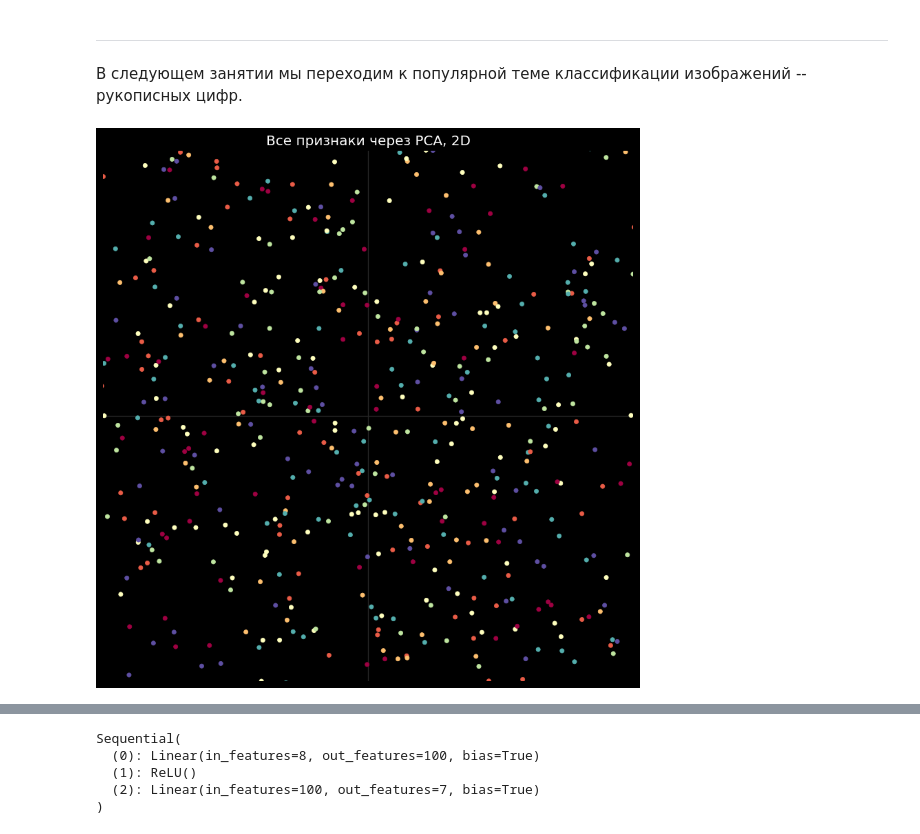
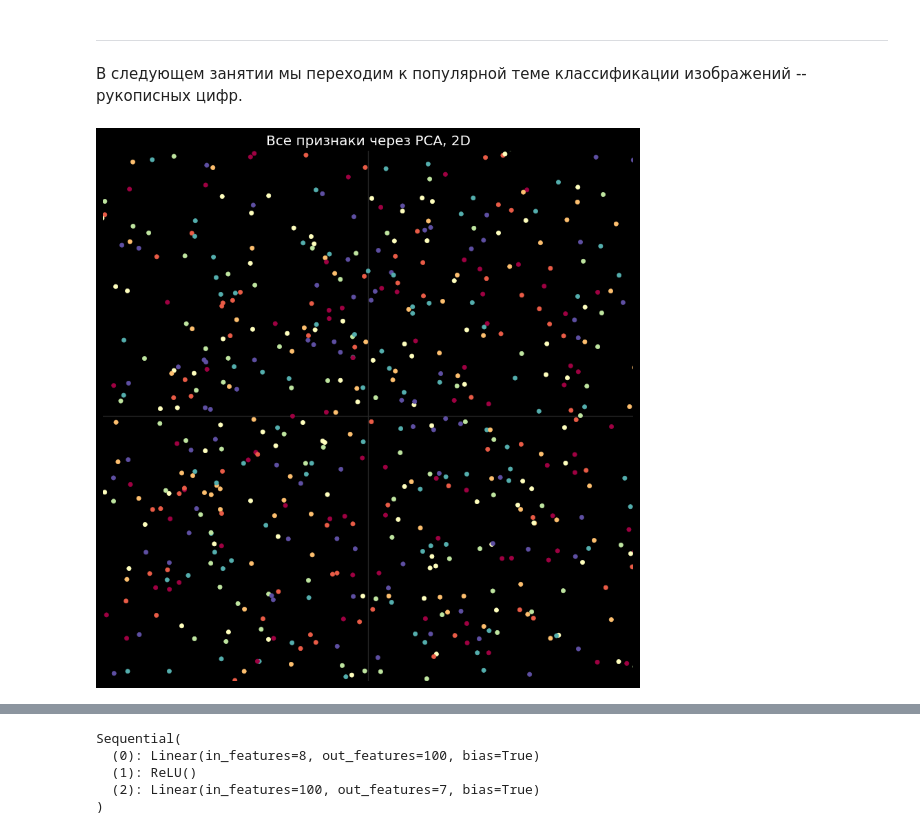
Before and after one commit to Voldek404/High-school-of-programming, a Jupyter notebook: PyTorch/ML1_4.ipynb, the cells around one changed output, grey strips where cells are left out. Cells and saved outputs as stored; diff of their text form; code cells hidden in the pictures.

```diff
--- a/PyTorch/ML1_4.ipynb
+++ b/PyTorch/ML1_4.ipynb
@@ -396,29 +396,24 @@ def show_mat(mat, vect, prod, threshold=-1):
 # %%
 # загружаем данные из сети:
 set_default()
 data = pd.read_csv("https://raw.githubusercontent.com/Voldek404/High-school-of-programming/refs/heads/main/PyTorch/Datasets/seven_class_dataset.csv")
 data.head() # проверяем, правильно ли загрузилось
-X = data.iloc[:, :-1].values  # первые 8 признаков
-y = data["target"].values
-X_t = torch.tensor(X, dtype=torch.float32)
-y_t = torch.tensor(y, dtype=torch.long) - 1
-num_features = X_t.shape[1]
+X = torch.tensor(X, dtype=torch.float32)
+y = torch.tensor(y, dtype=torch.long) - 1
+num_features = X.shape[1]
 
-X_np = X_t.numpy()
+X_np = X.numpy()
 
-# 2. PCA на 2 компоненты
 pca = PCA(n_components=2)
 X_pca = pca.fit_transform(X_np)
 
-# 3. Конвертируем обратно в тензор
 X_pca_t = torch.tensor(X_pca, dtype=torch.float32)
 
-# 4. Рисуем один график для всех признаков
-plot_data(X_pca_t, y_t)
+plot_data(X, y)
 plt.title("Все признаки через PCA, 2D")
 plt.show()
 # %% [output]
-[figure, old version]
+[figure, new version]
 # %%
 seed = 42
 random.seed(seed)
```
Also changed, not shown: parts of 3 cells of this notebook, 2 other files.
